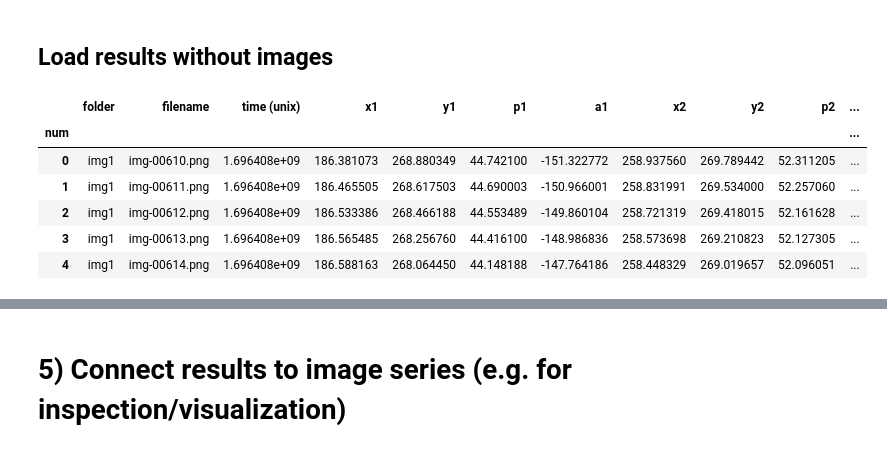
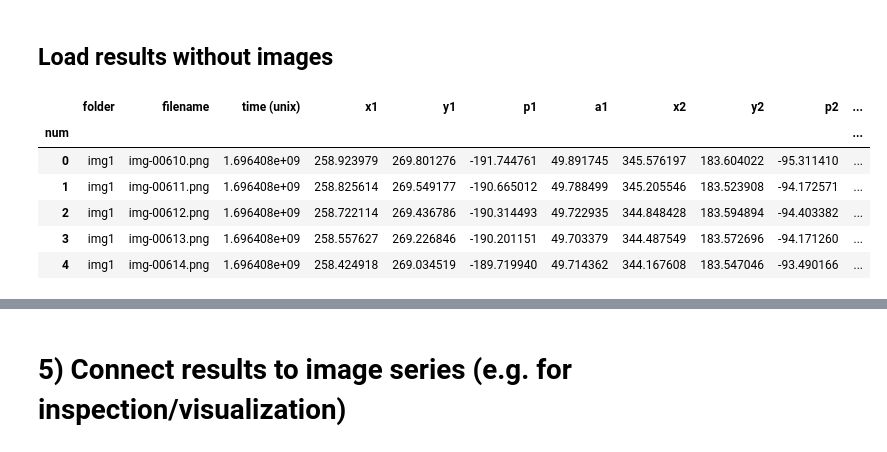
Before and after one commit to ovinc/imgseries, a Jupyter notebook: examples/examples_analysis/ContourTracking.ipynb, the cells around one changed output, grey strips where cells are left out. Saved outputs shown, nothing was run; the diff lists cells and outputs as text; code cells hidden in the pictures.

```diff
--- a/examples/examples_analysis/ContourTracking.ipynb
+++ b/examples/examples_analysis/ContourTracking.ipynb
@@ -128,15 +118,15 @@ See **Examples_GreyLevels.ipynb**, and replace:
 results = ContourTrackingResults(savepath='../data/for-tests-do-not-modify/')
 # %%
 results.load()
-results.data.head()
+results.data['properties'].head()
 # %% [output]
 |  | folder | filename | time (unix) | x1 | y1 | p1 | a1 | x2 | y2 | p2 | ... |
 | num |  |  |  |  |  |  |  |  |  |  | ... |
-| 0 | img1 | img-00610.png | 1.696408e+09 | 186.381073 | 268.880349 | 44.742100 | -151.322772 | 258.937560 | 269.789442 | 52.311205 | ... |
-| 1 | img1 | img-00611.png | 1.696408e+09 | 186.465505 | 268.617503 | 44.690003 | -150.966001 | 258.831991 | 269.534000 | 52.257060 | ... |
-| 2 | img1 | img-00612.png | 1.696408e+09 | 186.533386 | 268.466188 | 44.553489 | -149.860104 | 258.721319 | 269.418015 | 52.161628 | ... |
-| 3 | img1 | img-00613.png | 1.696408e+09 | 186.565485 | 268.256760 | 44.416100 | -148.986836 | 258.573698 | 269.210823 | 52.127305 | ... |
-| 4 | img1 | img-00614.png | 1.696408e+09 | 186.588163 | 268.064450 | 44.148188 | -147.764186 | 258.448329 | 269.019657 | 52.096051 | ... |
+| 0 | img1 | img-00610.png | 1.696408e+09 | 258.923979 | 269.801276 | -191.744761 | 49.891745 | 345.576197 | 183.604022 | -95.311410 | ... |
+| 1 | img1 | img-00611.png | 1.696408e+09 | 258.825614 | 269.549177 | -190.665012 | 49.788499 | 345.205546 | 183.523908 | -94.172571 | ... |
+| 2 | img1 | img-00612.png | 1.696408e+09 | 258.722114 | 269.436786 | -190.314493 | 49.722935 | 344.848428 | 183.594894 | -94.403382 | ... |
+| 3 | img1 | img-00613.png | 1.696408e+09 | 258.557627 | 269.226846 | -190.201151 | 49.703379 | 344.487549 | 183.572696 | -94.171260 | ... |
+| 4 | img1 | img-00614.png | 1.696408e+09 | 258.424918 | 269.034519 | -189.719940 | 49.714362 | 344.167608 | 183.547046 | -93.490166 | ... |
 # %%
 results.metadata
 # %% [output]
```
Also changed, not shown: parts of 11 cells of this notebook, 25 other files.
